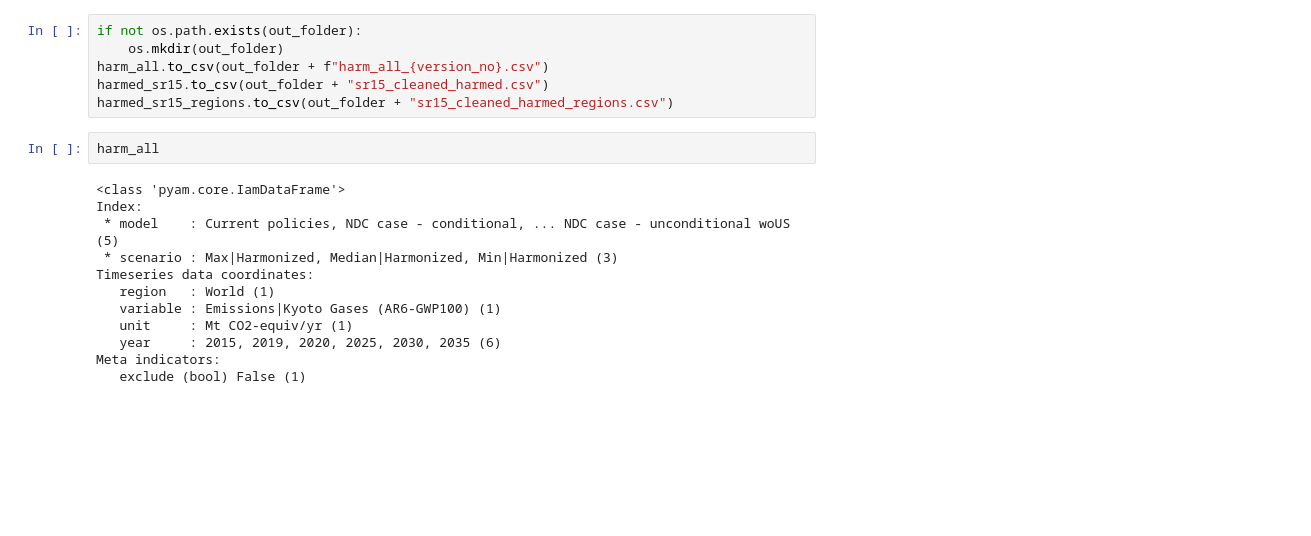
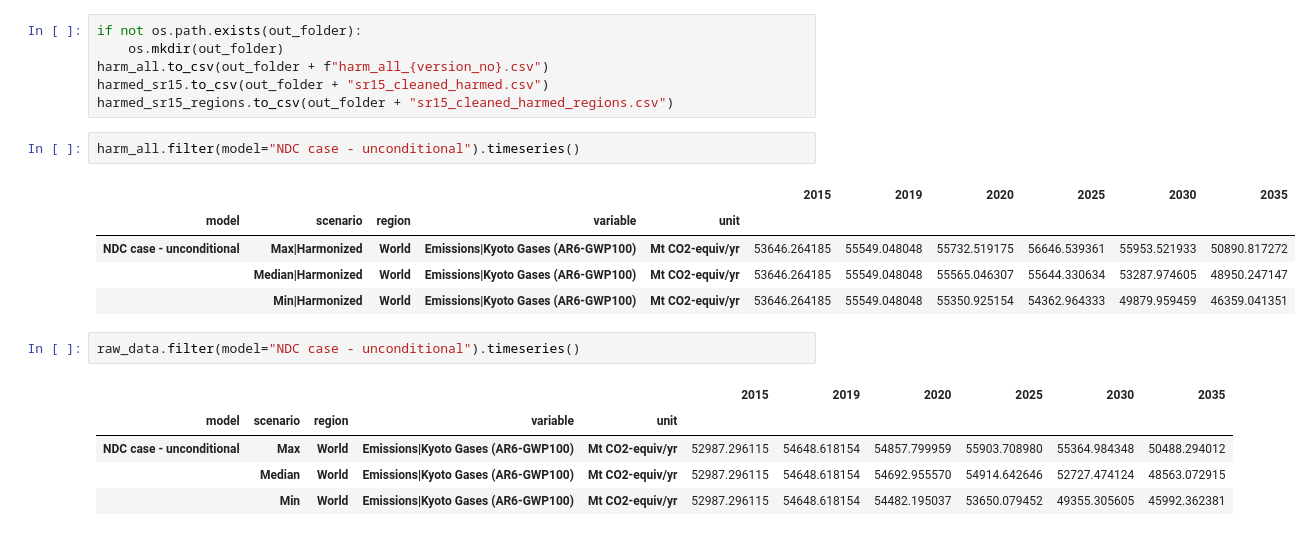
Before and after one commit to Rlamboll/Emissions_Gap, a Jupyter notebook: notebooks/02_harmonise.ipynb, the cells around one changed output. Drawn from its saved outputs; the diff is of its cells as text; blank space fills up the shorter version.

```diff
--- a/notebooks/02_harmonise.ipynb
+++ b/notebooks/02_harmonise.ipynb
@@ -1084,17 +1084,19 @@ if not os.path.exists(out_folder):
 harm_all.to_csv(out_folder + f"harm_all_{version_no}.csv")
 harmed_sr15.to_csv(out_folder + "sr15_cleaned_harmed.csv")
 harmed_sr15_regions.to_csv(out_folder + "sr15_cleaned_harmed_regions.csv")
-# %%
-harm_all
-# %% [output]
-<class 'pyam.core.IamDataFrame'>
-Index:
- * model    : Current policies, NDC case - conditional, ... NDC case - unconditional woUS (5)
- * scenario : Max|Harmonized, Median|Harmonized, Min|Harmonized (3)
-Timeseries data coordinates:
-   region   : World (1)
-   variable : Emissions|Kyoto Gases (AR6-GWP100) (1)
-   unit     : Mt CO2-equiv/yr (1)
-   year     : 2015, 2019, 2020, 2025, 2030, 2035 (6)
-Meta indicators:
-   exclude (bool) False (1)
+# %%
+harm_all.filter(model="NDC case - unconditional").timeseries()
+# %% [output]
+|  |  |  |  |  | 2015 | 2019 | 2020 | 2025 | 2030 | 2035 |
+| model | scenario | region | variable | unit |  |  |  |  |  |  |
+| NDC case - unconditional | Max|Harmonized | World | Emissions|Kyoto Gases (AR6-GWP100) | Mt CO2-equiv/yr | 53646.264185 | 55549.048048 | 55732.519175 | 56646.539361 | 55953.521933 | 50890.817272 |
+|  | Median|Harmonized | World | Emissions|Kyoto Gases (AR6-GWP100) | Mt CO2-equiv/yr | 53646.264185 | 55549.048048 | 55565.046307 | 55644.330634 | 53287.974605 | 48950.247147 |
+|  | Min|Harmonized | World | Emissions|Kyoto Gases (AR6-GWP100) | Mt CO2-equiv/yr | 53646.264185 | 55549.048048 | 55350.925154 | 54362.964333 | 49879.959459 | 46359.041351 |
+# %%
+raw_data.filter(model="NDC case - unconditional").timeseries()
+# %% [output]
+|  |  |  |  |  | 2015 | 2019 | 2020 | 2025 | 2030 | 2035 |
+| model | scenario | region | variable | unit |  |  |  |  |  |  |
+| NDC case - unconditional | Max | World | Emissions|Kyoto Gases (AR6-GWP100) | Mt CO2-equiv/yr | 52987.296115 | 54648.618154 | 54857.799959 | 55903.708980 | 55364.984348 | 50488.294012 |
+|  | Median | World | Emissions|Kyoto Gases (AR6-GWP100) | Mt CO2-equiv/yr | 52987.296115 | 54648.618154 | 54692.955570 | 54914.642646 | 52727.474124 | 48563.072915 |
+|  | Min | World | Emissions|Kyoto Gases (AR6-GWP100) | Mt CO2-equiv/yr | 52987.296115 | 54648.618154 | 54482.195037 | 53650.079452 | 49355.305605 | 45992.362381 |
```
Also changed, not shown: 3 other files.
